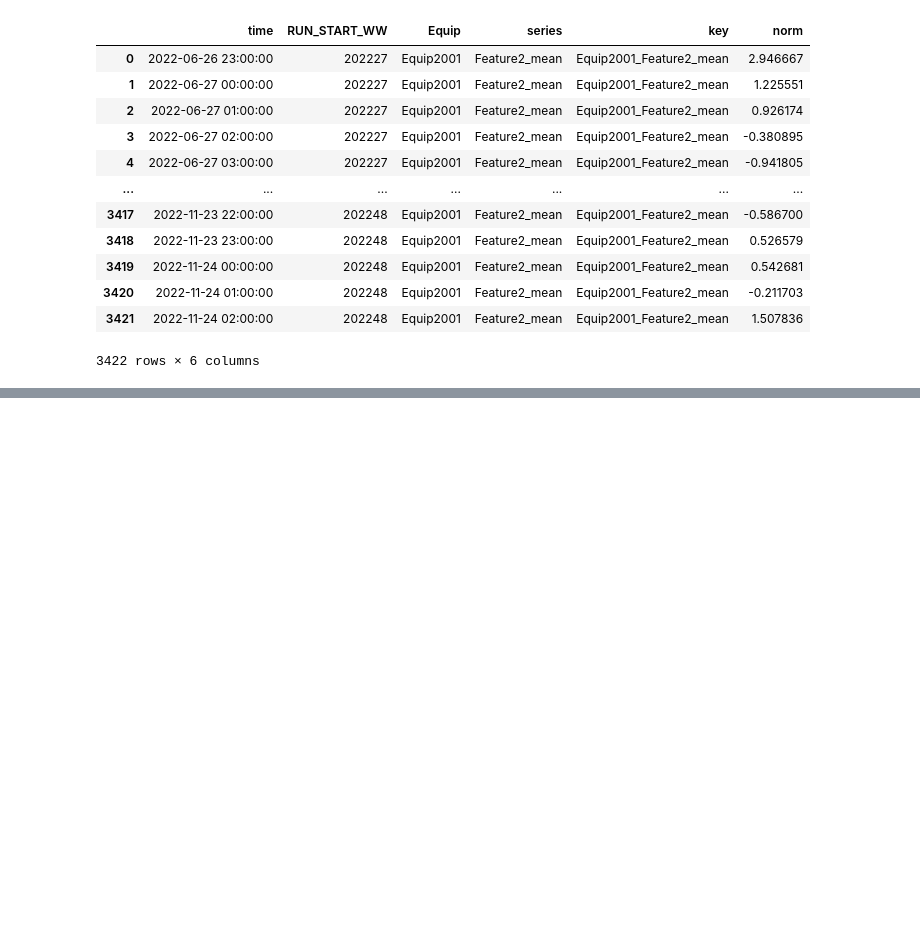
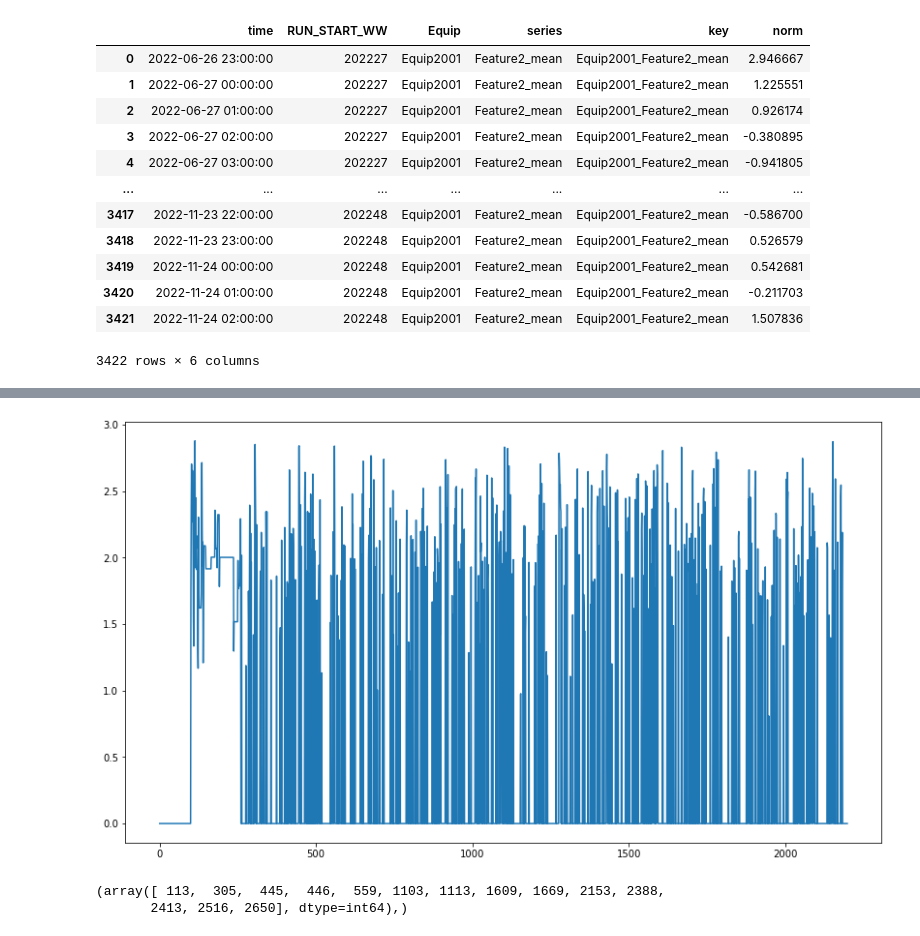
Before and after one commit to alextabac/TSAD_project, a Jupyter notebook: TSAD_DAMP_variants.ipynb, the cells around one changed output, grey strips where cells are left out. Cells and saved outputs as stored; diff of their text form; code cells hidden in the pictures; blank space fills up the shorter version.

```diff
--- a/TSAD_DAMP_variants.ipynb
+++ b/TSAD_DAMP_variants.ipynb
@@ -414,0 +502,12 @@ plt.show()
+# %%
+plt.figure(figsize=(14, 8))
+plt.plot(np.arange(0, 2200), left_MP[:2200])
+plt.show()
+# %% [output]
+[figure, added]
+# %%
+maxa = np.where(left_MP > 2.8)
+print(maxa)
+# %% [output]
+(array([ 113,  305,  445,  446,  559, 1103, 1113, 1609, 1669, 2153, 2388,
+       2413, 2516, 2650], dtype=int64),)
```
Also changed, not shown: parts of 66 cells of this notebook.
